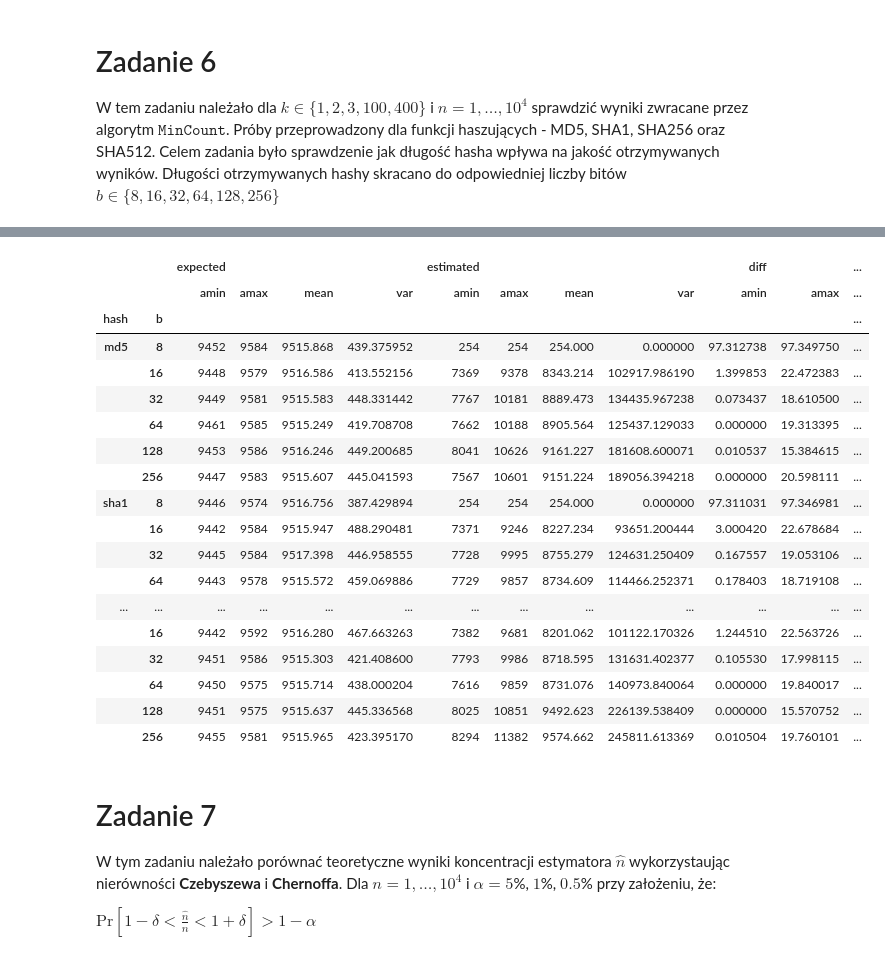
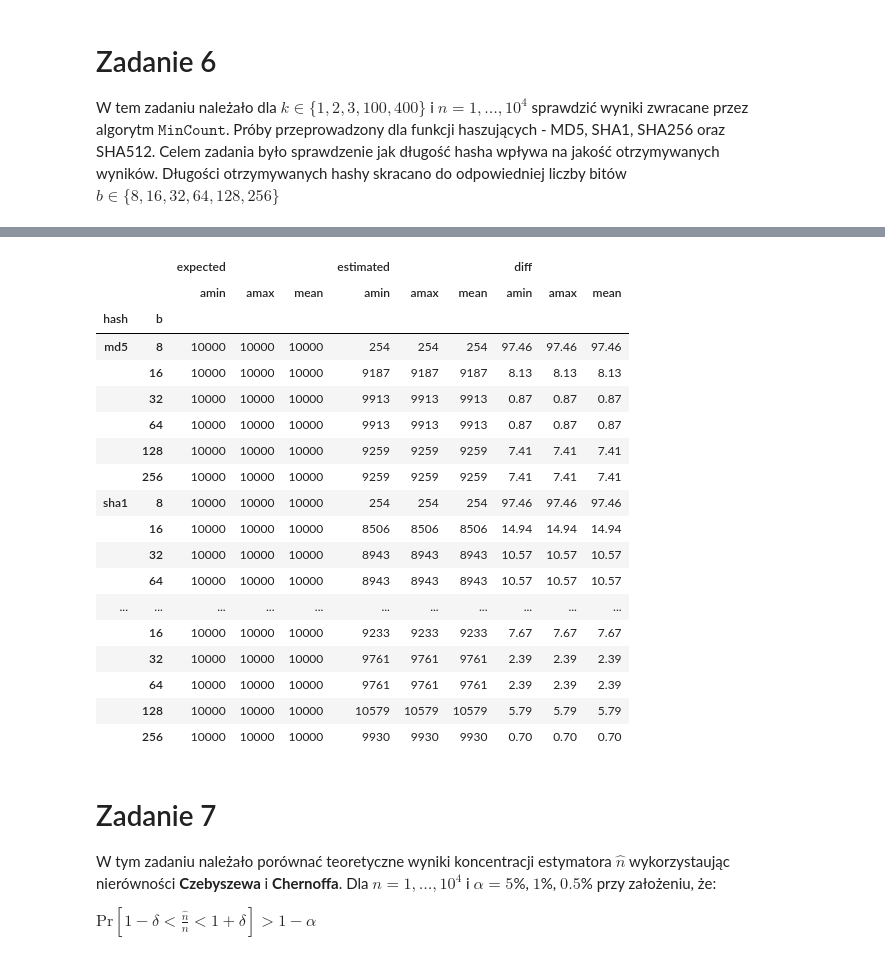
Before and after one commit to JakubGogola-IDENTT/analysis_of_algorithms, a Jupyter notebook: lab2/lab3.ipynb, the cells around one changed output, grey strips where cells are left out. Drawn from its saved outputs; the diff is of its cells as text; code cells hidden in the pictures.

```diff
--- a/lab2/lab3.ipynb
+++ b/lab2/lab3.ipynb
@@ -176,26 +107,26 @@ W tem zadaniu należało dla $k \in \{1, 2, 3, 100, 400 \}$ i $n = 1, \dots, 10^
 # %%
-summary_6 = data_6.groupby(['hash', 'b']).agg([np.min, np.max, np.mean, np.var])
+summary_6 = data_6.groupby(['hash', 'b']).agg([np.min, np.max, np.mean])
 summary_6
 # %% [output]
-|  |  | expected |  |  |  | estimated |  |  |  | diff |  | ... |
-|  |  | amin | amax | mean | var | amin | amax | mean | var | amin | amax | ... |
-| hash | b |  |  |  |  |  |  |  |  |  |  | ... |
-| md5 | 8 | 9452 | 9584 | 9515.868 | 439.375952 | 254 | 254 | 254.000 | 0.000000 | 97.312738 | 97.349750 | ... |
-|  | 16 | 9448 | 9579 | 9516.586 | 413.552156 | 7369 | 9378 | 8343.214 | 102917.986190 | 1.399853 | 22.472383 | ... |
-|  | 32 | 9449 | 9581 | 9515.583 | 448.331442 | 7767 | 10181 | 8889.473 | 134435.967238 | 0.073437 | 18.610500 | ... |
-|  | 64 | 9461 | 9585 | 9515.249 | 419.708708 | 7662 | 10188 | 8905.564 | 125437.129033 | 0.000000 | 19.313395 | ... |
-|  | 128 | 9453 | 9586 | 9516.246 | 449.200685 | 8041 | 10626 | 9161.227 | 181608.600071 | 0.010537 | 15.384615 | ... |
-|  | 256 | 9447 | 9583 | 9515.607 | 445.041593 | 7567 | 10601 | 9151.224 | 189056.394218 | 0.000000 | 20.598111 | ... |
-| sha1 | 8 | 9446 | 9574 | 9516.756 | 387.429894 | 254 | 254 | 254.000 | 0.000000 | 97.311031 | 97.346981 | ... |
-|  | 16 | 9442 | 9584 | 9515.947 | 488.290481 | 7371 | 9246 | 8227.234 | 93651.200444 | 3.000420 | 22.678684 | ... |
-|  | 32 | 9445 | 9584 | 9517.398 | 446.958555 | 7728 | 9995 | 8755.279 | 124631.250409 | 0.167557 | 19.053106 | ... |
-|  | 64 | 9443 | 9578 | 9515.572 | 459.069886 | 7729 | 9857 | 8734.609 | 114466.252371 | 0.178403 | 18.719108 | ... |
-| ... | ... | ... | ... | ... | ... | ... | ... | ... | ... | ... | ... | ... |
-|  | 16 | 9442 | 9592 | 9516.280 | 467.663263 | 7382 | 9681 | 8201.062 | 101122.170326 | 1.244510 | 22.563726 | ... |
-|  | 32 | 9451 | 9586 | 9515.303 | 421.408600 | 7793 | 9986 | 8718.595 | 131631.402377 | 0.105530 | 17.998115 | ... |
-|  | 64 | 9450 | 9575 | 9515.714 | 438.000204 | 7616 | 9859 | 8731.076 | 140973.840064 | 0.000000 | 19.840017 | ... |
-|  | 128 | 9451 | 9575 | 9515.637 | 445.336568 | 8025 | 10851 | 9492.623 | 226139.538409 | 0.000000 | 15.570752 | ... |
-|  | 256 | 9455 | 9581 | 9515.965 | 423.395170 | 8294 | 11382 | 9574.662 | 245811.613369 | 0.010504 | 19.760101 | ... |
+|  |  | expected |  |  | estimated |  |  | diff |  |  |
+|  |  | amin | amax | mean | amin | amax | mean | amin | amax | mean |
+| hash | b |  |  |  |  |  |  |  |  |  |
+| md5 | 8 | 10000 | 10000 | 10000 | 254 | 254 | 254 | 97.46 | 97.46 | 97.46 |
+|  | 16 | 10000 | 10000 | 10000 | 9187 | 9187 | 9187 | 8.13 | 8.13 | 8.13 |
+|  | 32 | 10000 | 10000 | 10000 | 9913 | 9913 | 9913 | 0.87 | 0.87 | 0.87 |
+|  | 64 | 10000 | 10000 | 10000 | 9913 | 9913 | 9913 | 0.87 | 0.87 | 0.87 |
+|  | 128 | 10000 | 10000 | 10000 | 9259 | 9259 | 9259 | 7.41 | 7.41 | 7.41 |
+|  | 256 | 10000 | 10000 | 10000 | 9259 | 9259 | 9259 | 7.41 | 7.41 | 7.41 |
+| sha1 | 8 | 10000 | 10000 | 10000 | 254 | 254 | 254 | 97.46 | 97.46 | 97.46 |
+|  | 16 | 10000 | 10000 | 10000 | 8506 | 8506 | 8506 | 14.94 | 14.94 | 14.94 |
+|  | 32 | 10000 | 10000 | 10000 | 8943 | 8943 | 8943 | 10.57 | 10.57 | 10.57 |
+|  | 64 | 10000 | 10000 | 10000 | 8943 | 8943 | 8943 | 10.57 | 10.57 | 10.57 |
+| ... | ... | ... | ... | ... | ... | ... | ... | ... | ... | ... |
+|  | 16 | 10000 | 10000 | 10000 | 9233 | 9233 | 9233 | 7.67 | 7.67 | 7.67 |
+|  | 32 | 10000 | 10000 | 10000 | 9761 | 9761 | 9761 | 2.39 | 2.39 | 2.39 |
+|  | 64 | 10000 | 10000 | 10000 | 9761 | 9761 | 9761 | 2.39 | 2.39 | 2.39 |
+|  | 128 | 10000 | 10000 | 10000 | 10579 | 10579 | 10579 | 5.79 | 5.79 | 5.79 |
+|  | 256 | 10000 | 10000 | 10000 | 9930 | 9930 | 9930 | 0.70 | 0.70 | 0.70 |
 # %% [markdown]
 # Zadanie 7
 
```
Also changed, not shown: parts of 23 cells of this notebook, 3 other files.
